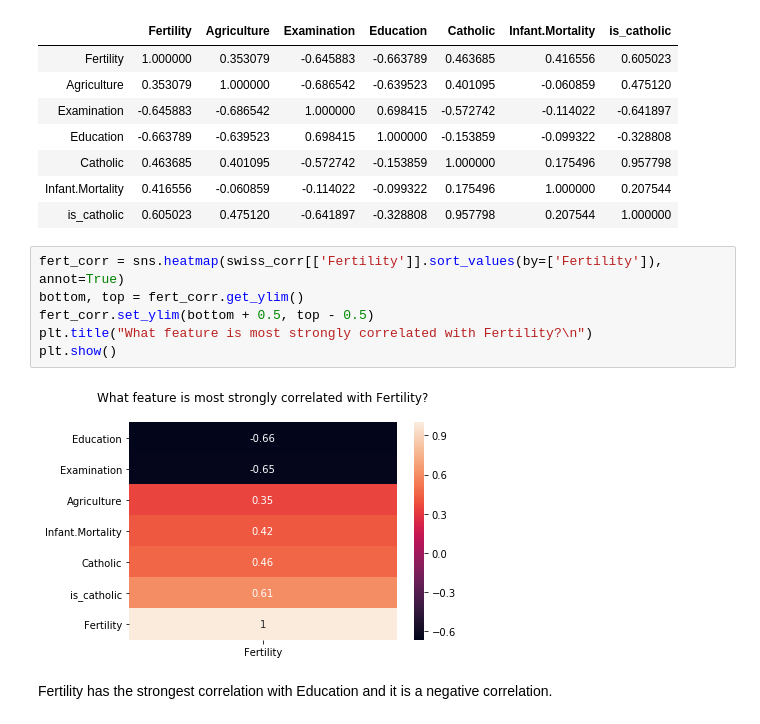
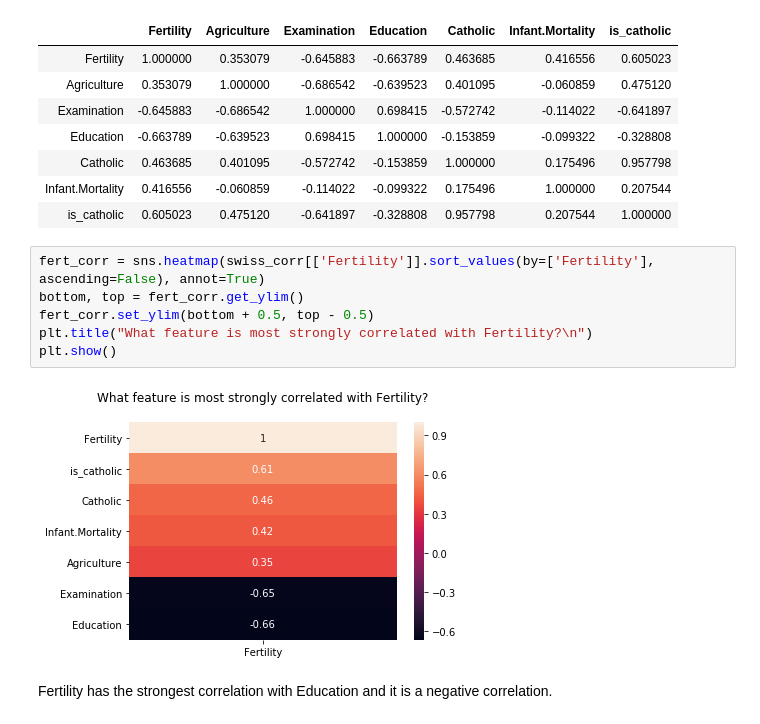
Before and after one commit to RyanMcCall/python-exercises, a Jupyter notebook: 4.8.5_seaborn_exercises.ipynb, the cells around one changed output. Saved outputs shown, nothing was run; the diff lists cells and outputs as text.

```diff
--- a/4.8.5_seaborn_exercises.ipynb
+++ b/4.8.5_seaborn_exercises.ipynb
@@ -257,13 +267,13 @@ swiss_corr
 | Infant.Mortality | 0.416556 | -0.060859 | -0.114022 | -0.099322 | 0.175496 | 1.000000 | 0.207544 |
 | is_catholic | 0.605023 | 0.475120 | -0.641897 | -0.328808 | 0.957798 | 0.207544 | 1.000000 |
 # %%
-fert_corr = sns.heatmap(swiss_corr[['Fertility']].sort_values(by=['Fertility']), annot=True)
+fert_corr = sns.heatmap(swiss_corr[['Fertility']].sort_values(by=['Fertility'], ascending=False), annot=True)
 bottom, top = fert_corr.get_ylim()
 fert_corr.set_ylim(bottom + 0.5, top - 0.5)
 plt.title("What feature is most strongly correlated with Fertility?\n")
 plt.show()
 # %% [output]
-[figure, old version]
+[figure, new version]
 # %% [markdown]
 Fertility has the strongest correlation with Education and it is a negative correlation.
 # %%
```
Also changed, not shown: parts of 2 cells of this notebook.
